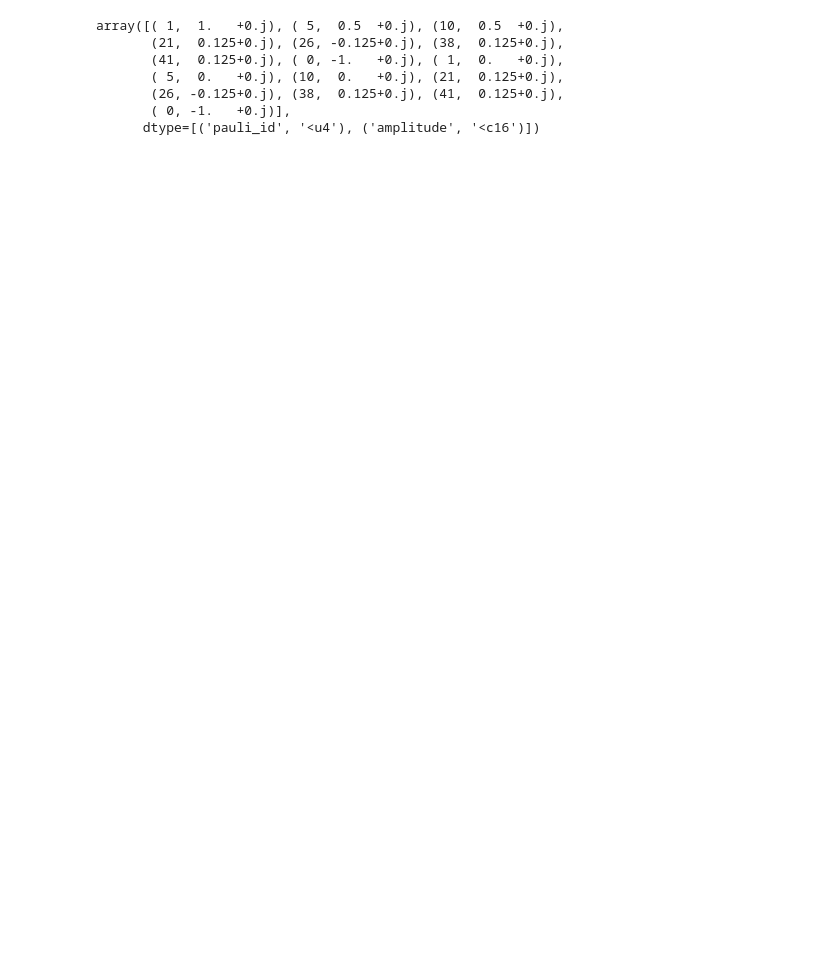
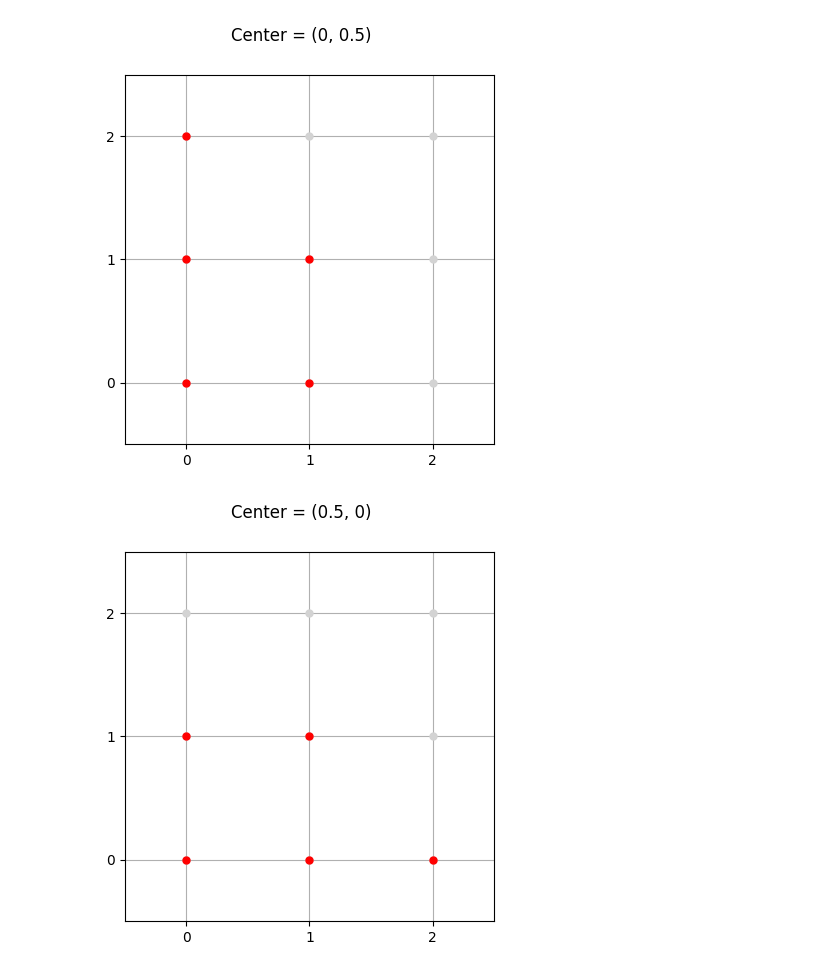
Before and after one commit to KnightShuffler/Quantum-Non-Unitary-Time-Evolution-Public-, a Jupyter notebook: sandbox.ipynb, the cells around one changed output. Saved outputs shown, nothing was run; the diff lists cells and outputs as text; code cells hidden in the pictures; blank space fills up the shorter version.

```diff
--- a/sandbox.ipynb
+++ b/sandbox.ipynb
@@ -219,10 +209,43 @@ Hamiltonian Pauli Terms and Amplitudes:
-# %%
-new_pterm_list
-# %% [output]
-array([( 1,  1.   +0.j), ( 5,  0.5  +0.j), (10,  0.5  +0.j),
-       (21,  0.125+0.j), (26, -0.125+0.j), (38,  0.125+0.j),
-       (41,  0.125+0.j), ( 0, -1.   +0.j), ( 1,  0.   +0.j),
-       ( 5,  0.   +0.j), (10,  0.   +0.j), (21,  0.125+0.j),
-       (26, -0.125+0.j), (38,  0.125+0.j), (41,  0.125+0.j),
-       ( 0, -1.   +0.j)],
-      dtype=[('pauli_id', '<u4'), ('amplitude', '<c16')])
+# %%
+import matplotlib.pyplot as plt
+
+def plot_lattice(L, marked_points=None, title:str='Title'):
+    fig, ax = plt.subplots()
+
+    # Plot lattice points
+    for i in range(L):
+        for j in range(L):
+            ax.plot(i, j, marker='o', markersize=5, color='lightgrey')
+
+    # Plot marked lattice points
+    if marked_points:
+        for point in marked_points:
+            ax.plot(point[0], point[1], marker='o', markersize=5, color='red')
+
+    # Set axis limits
+    ax.set_xlim(-0.5, L - 0.5)
+    ax.set_ylim(-0.5, L - 0.5)
+
+    # Set aspect ratio to equal
+    ax.set_aspect('equal', 'box')
+    ax.set_xticks(range(L))
+    ax.set_yticks(range(L))
+    fig.suptitle(title)
+    plt.grid(True)
+    plt.show()
+# %%
+from qnute.helpers.lattice import get_m_sphere
+
+d = 2
+l = 3
+D = 4
+
+for i in range(l):
+    for j in range(l-1):
+        center = (i,j + 0.5)
+        plot_lattice(l, get_m_sphere(center, D//2, d, l), f'Center = {center}')
+        center = (j + 0.5,i)
+        plot_lattice(l, get_m_sphere(center, D//2, d, l), f'Center = {center}')
+# %% [output]
+[figure, added]
+[figure, added]
```
Also changed, not shown: parts of 12 cells of this notebook, 2 other files.
